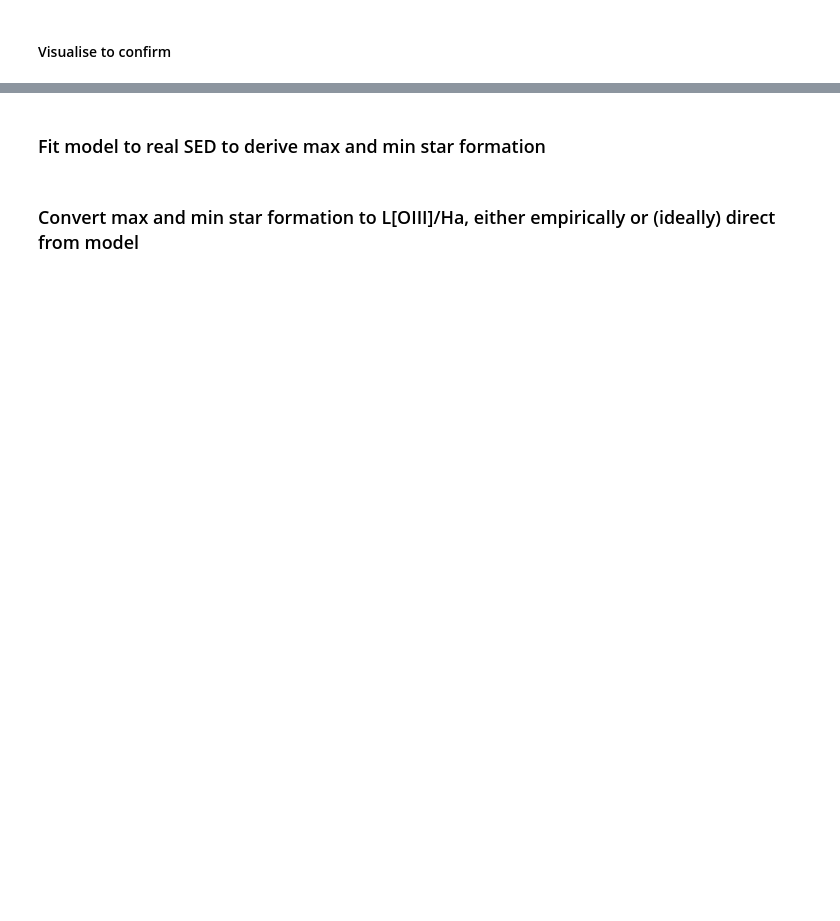
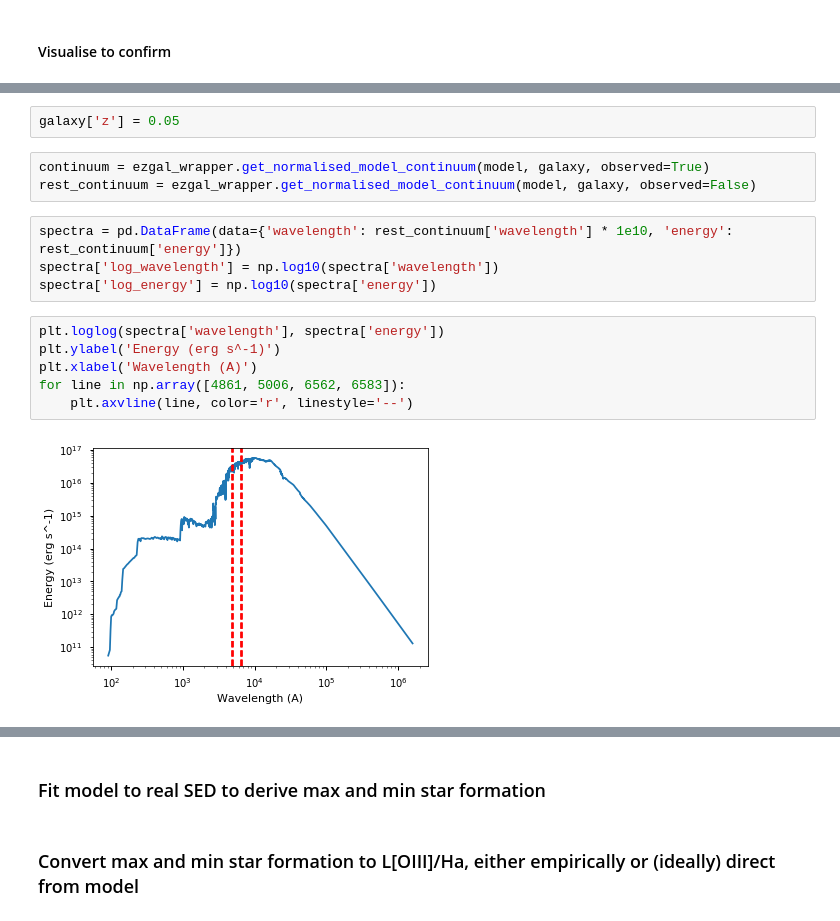
Before and after one commit to mwalmsley/find_agn, a Jupyter notebook: agn-spectral-energy.ipynb, the cells around one changed output, grey strips where cells are left out. Drawn from its saved outputs; the diff is of its cells as text; blank space fills up the shorter version.

```diff
--- a/agn-spectral-energy.ipynb
+++ b/agn-spectral-energy.ipynb
@@ -365,0 +317,17 @@ NameError: name 'save_dir' is not defined
+# %%
+galaxy['z'] = 0.05
+# %%
+continuum = ezgal_wrapper.get_normalised_model_continuum(model, galaxy, observed=True)
+rest_continuum = ezgal_wrapper.get_normalised_model_continuum(model, galaxy, observed=False)
+# %%
+spectra = pd.DataFrame(data={'wavelength': rest_continuum['wavelength'] * 1e10, 'energy': rest_continuum['energy']})
+spectra['log_wavelength'] = np.log10(spectra['wavelength'])
+spectra['log_energy'] = np.log10(spectra['energy'])
+# %%
+plt.loglog(spectra['wavelength'], spectra['energy'])
+plt.ylabel('Energy (erg s^-1)')
+plt.xlabel('Wavelength (A)')
+for line in np.array([4861, 5006, 6562, 6583]):
+    plt.axvline(line, color='r', linestyle='--')
+# %% [output]
+[figure, added]
```
Also changed, not shown: parts of 69 cells of this notebook, 12 other files.
